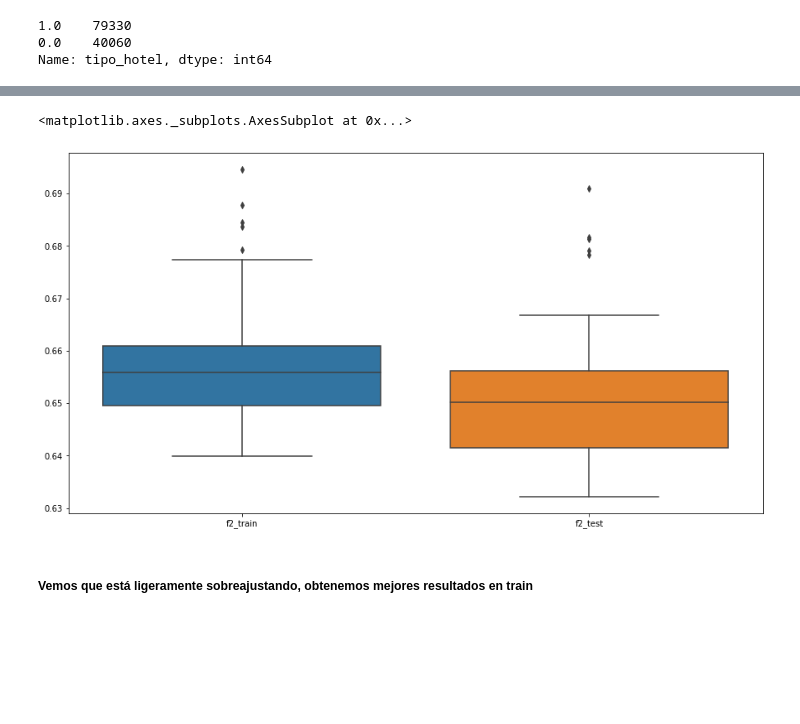
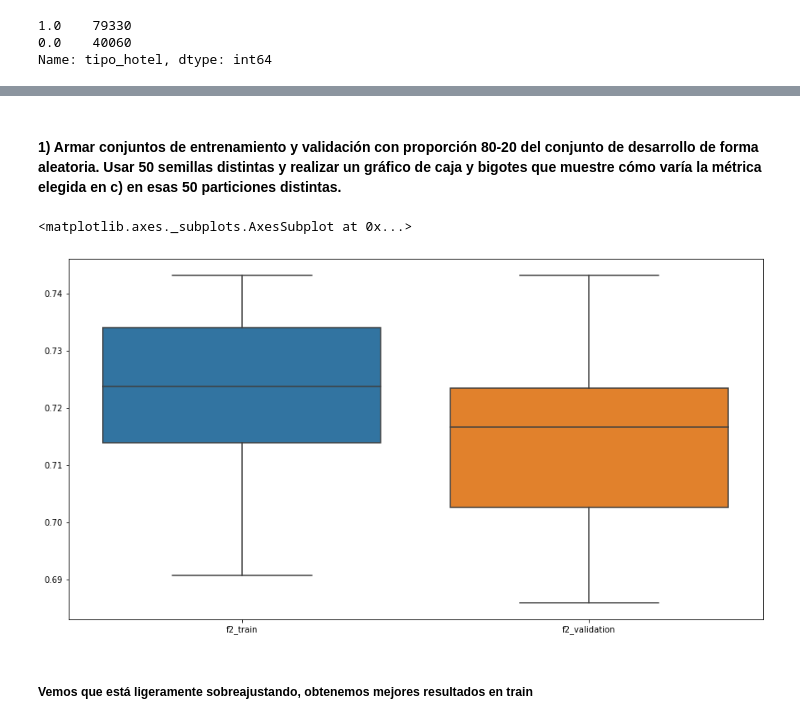
Before and after one commit to Bati-bot/TPAA, a Jupyter notebook: analisis_reservas.ipynb, the cells around one changed output, grey strips where cells are left out. Cells and saved outputs as stored; diff of their text form; code cells hidden in the pictures; blank space fills up the shorter version.

```diff
--- a/analisis_reservas.ipynb
+++ b/analisis_reservas.ipynb
@@ -832,30 +877,48 @@ hotel_bookings["semestre1"].value_counts()
+# %%
+# Uso las variables numéricas que tenemos hasta ahora, luego podríamos crear más. Por ej, el tipo de hotel
+columnas = ['lead_time', 'arrival_date_week_number', 'arrival_date_day_of_month',
+            'stays_in_weekend_nights', 'stays_in_week_nights', 'adults', 'children', 'babies', 'is_repeated_guest',
+            'previous_cancellations', 'previous_bookings_not_canceled', 'booking_changes',
+            'days_in_waiting_list', 'adr', 'total_of_special_requests', 'total_stay', 'cant_personas', 'tipo_familia',
+            'dif_tipo_hab', 'is_portugal', 'is_agent', 'is_company', 'tipo_hotel', 'semestre1']
+# %%
+X_train, X_test, y_train, y_test = train_test_split(hotel_bookings[columnas],
+                                                        hotel_bookings['is_canceled'], test_size=0.2,
+                                                        random_state=42,stratify=hotel_bookings['is_canceled'])
+# %% [markdown]
+#### 1) Armar conjuntos de entrenamiento y validación con proporción 80-20 del conjunto de desarrollo de forma aleatoria. Usar 50 semillas distintas y realizar un gráfico de caja y bigotes que muestre cómo varía la métrica elegida en c) en esas 50 particiones distintas.
 # %%
+# Instanciamos el arbol y creamos una lista de métricas
 arbol = tree.DecisionTreeClassifier(criterion='entropy', max_depth=10, min_samples_leaf=10, ccp_alpha=0)
 metricas_train=[]
 
-#Uso f2
+#Usamos f2
 f2_train=[]
-f2_test=[]
+f2_val=[]
 
-#Parece que el decissiontreeclassifier no acepta nan, lo voy a llenar rápido pero deberíamos llenarlos bien
+# Creamos los árboles recursivamente
 for i in range(1,51):
-    X_train, X_test, y_train, y_test = train_test_split(hotel_bookings[columnas].fillna(0),
-                                                        hotel_bookings['is_canceled'], test_size=0.2,
-                                                        random_state=i,stratify=hotel_bookings['is_canceled'])
-    arbol.fit(X_train,y_train)
-    y_pred_test = arbol.predict(X_test)
-    y_pred_train = arbol.predict(X_train)
+    # Hacemos el split
+    X_train_val, X_val, y_train_val, y_val = train_test_split(X_train,
+                                                        y_train, test_size=0.2,
+                                                        random_state=i,stratify=y_train)
+    # fitteamos y predecimos
+    arbol.fit(X_train_val,y_train_val)
+    y_pred_train = arbol.predict(X_train_val)
+    y_pred_val = arbol.predict(X_val)
 
-    f2_train.append(fbeta_score(y_train,y_pred_train,beta=2))
-    f2_test.append(fbeta_score(y_test,y_pred_test,beta=2))
+    # Guardamos las predicciones
+    f2_train.append(fbeta_score(y_train_val,y_pred_train,beta=2))
+    f2_val.append(fbeta_score(y_val,y_pred_val,beta=2))
 # %%
-metricas = pd.DataFrame({'f2_train': f2_train, 'f2_test' : f2_test})
+# Ploteamos los resultados obtenidos
+metricas = pd.DataFrame({'f2_train': f2_train, 'f2_validation' : f2_val})
 
 plt.figure(figsize=(15,8))
 sns.boxplot(data=metricas)
 # %% [output]
 <matplotlib.axes._subplots.AxesSubplot at 0x...>
-[figure, old version]
+[figure, new version]
 # %% [markdown]
 ##### Vemos que está ligeramente sobreajustando, obtenemos mejores resultados en train
 # %% [markdown]
```
Also changed, not shown: parts of 32 cells of this notebook.
